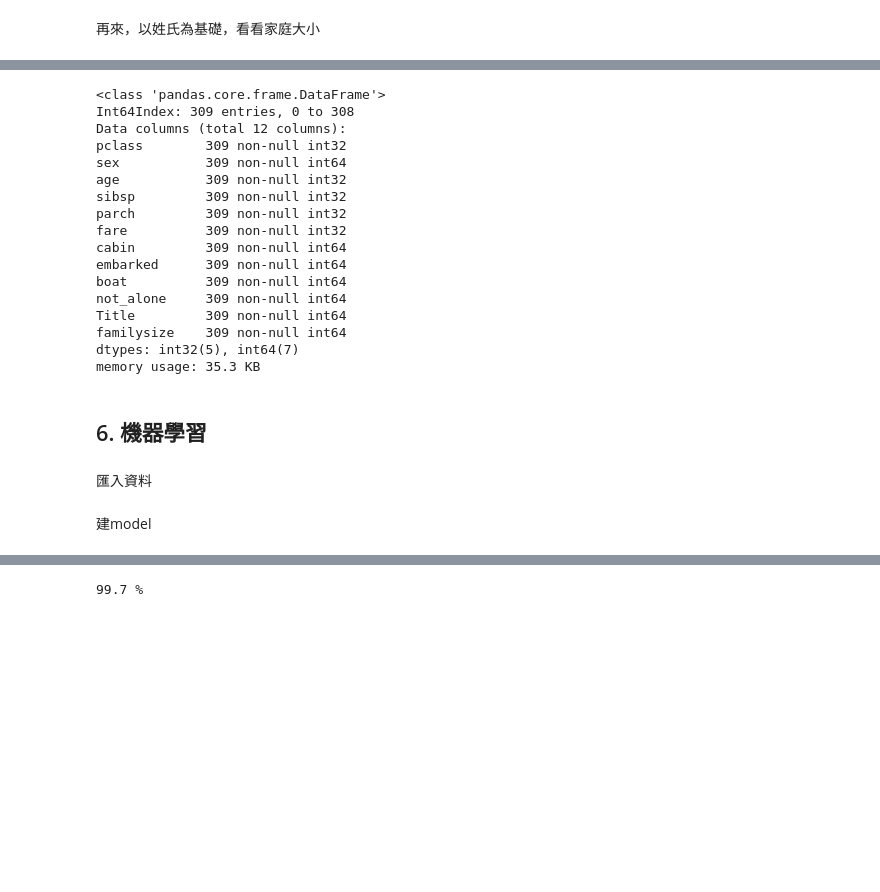
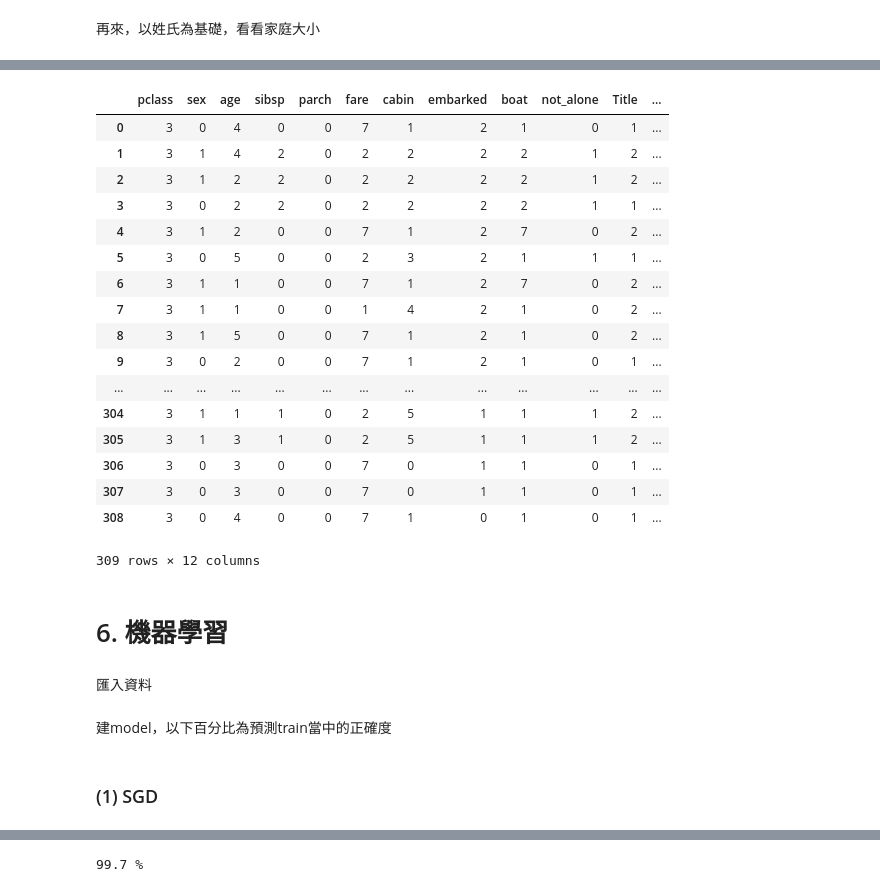
Before and after one commit to KungRayHo/python_project, a Jupyter notebook: [Python] project_2/TitanicSurvice.ipynb, the cells around one changed output, grey strips where cells are left out. Drawn from its saved outputs; the diff is of its cells as text; code cells hidden in the pictures; blank space fills up the shorter version.

```diff
--- a/[Python] project_2/TitanicSurvice.ipynb
+++ b/[Python] project_2/TitanicSurvice.ipynb
@@ -592,25 +592,26 @@ memory usage: 125.9 KB
 # %%
-df_test.info()
+df_test
 # %% [output]
+|  | pclass | sex | age | sibsp | parch | fare | cabin | embarked | boat | not_alone | Title | ... |
+| 0 | 3 | 0 | 4 | 0 | 0 | 7 | 1 | 2 | 1 | 0 | 1 | ... |
+| 1 | 3 | 1 | 4 | 2 | 0 | 2 | 2 | 2 | 2 | 1 | 2 | ... |
+| 2 | 3 | 1 | 2 | 2 | 0 | 2 | 2 | 2 | 2 | 1 | 2 | ... |
+| 3 | 3 | 0 | 2 | 2 | 0 | 2 | 2 | 2 | 2 | 1 | 1 | ... |
+| 4 | 3 | 1 | 2 | 0 | 0 | 7 | 1 | 2 | 7 | 0 | 2 | ... |
+| 5 | 3 | 0 | 5 | 0 | 0 | 2 | 3 | 2 | 1 | 1 | 1 | ... |
+| 6 | 3 | 1 | 1 | 0 | 0 | 7 | 1 | 2 | 7 | 0 | 2 | ... |
+| 7 | 3 | 1 | 1 | 0 | 0 | 1 | 4 | 2 | 1 | 0 | 2 | ... |
+| 8 | 3 | 1 | 5 | 0 | 0 | 7 | 1 | 2 | 1 | 0 | 2 | ... |
+| 9 | 3 | 0 | 2 | 0 | 0 | 7 | 1 | 2 | 1 | 0 | 1 | ... |
+| ... | ... | ... | ... | ... | ... | ... | ... | ... | ... | ... | ... | ... |
+| 304 | 3 | 1 | 1 | 1 | 0 | 2 | 5 | 1 | 1 | 1 | 2 | ... |
+| 305 | 3 | 1 | 3 | 1 | 0 | 2 | 5 | 1 | 1 | 1 | 2 | ... |
+| 306 | 3 | 0 | 3 | 0 | 0 | 7 | 0 | 1 | 1 | 0 | 1 | ... |
+| 307 | 3 | 0 | 3 | 0 | 0 | 7 | 0 | 1 | 1 | 0 | 1 | ... |
+| 308 | 3 | 0 | 4 | 0 | 0 | 7 | 1 | 0 | 1 | 0 | 1 | ... |
-<class 'pandas.core.frame.DataFrame'>
-Int64Index: 309 entries, 0 to 308
-Data columns (total 12 columns):
-pclass        309 non-null int32
-sex           309 non-null int64
-age           309 non-null int32
-sibsp         309 non-null int32
-parch         309 non-null int32
-fare          309 non-null int32
-cabin         309 non-null int64
-embarked      309 non-null int64
-boat          309 non-null int64
-not_alone     309 non-null int64
-Title         309 non-null int64
-familysize    309 non-null int64
-dtypes: int32(5), int64(7)
-memory usage: 35.3 KB
+309 rows × 12 columns
 # %% [markdown]
-## 6. 機器學習
+# 6. 機器學習
 # %% [markdown]
 匯入資料
 # %%
@@ -618,7 +619,9 @@ X_train = df_train.drop("survived", axis=1)
 Y_train = df_train["survived"]
 X_test  = df_test.copy()
 # %% [markdown]
-建model
+建model，以下百分比為預測train當中的正確度
+# %% [markdown]
+### (1) SGD
 # %%
 # stochastic gradient descent (SGD) learning
 sgd = linear_model.SGDClassifier(max_iter=5, tol=None)
```
Also changed, not shown: parts of 27 cells of this notebook.
